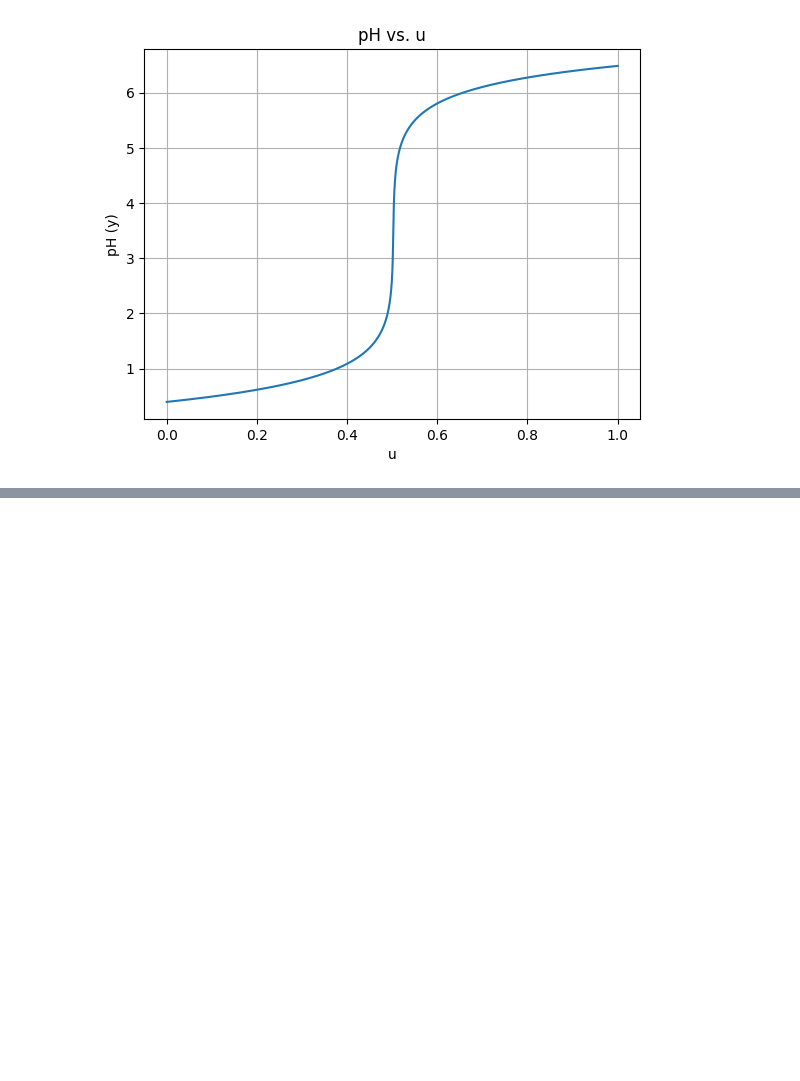
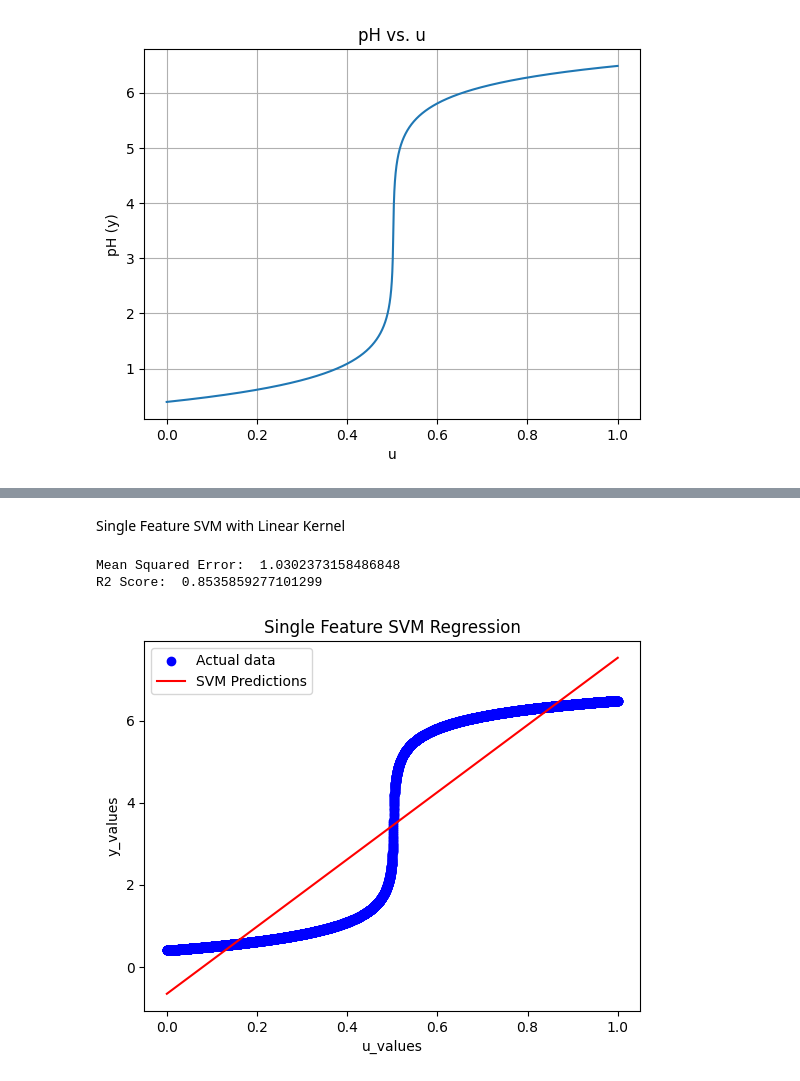
Before and after one commit to ypahaly/Linear-Model-Predictive-Control, a Jupyter notebook: neutralization_model.ipynb, the cells around one changed output, grey strips where cells are left out. Drawn from its saved outputs; the diff is of its cells as text; code cells hidden in the pictures; blank space fills up the shorter version.

```diff
--- a/neutralization_model.ipynb
+++ b/neutralization_model.ipynb
@@ -144,6 +146,7 @@ plt.show()
 import pandas as pd
 
 df = pd.DataFrame({'u_values': u_values, 'y_values': y_values}, columns=['u_values', 'y_values'])
+df['y_values'] = df['y_values'].round(3)
 print(df)
 df.to_csv('dataset.csv')
 # %% [output]
@@ -199,0 +209,33 @@ rdg.score(X_test,y_test)
+# %% [markdown]
+Single Feature SVM with Linear Kernel
+# %%
+import numpy as np
+from sklearn.svm import SVR
+import matplotlib.pyplot as plt
+
+
+u_values = df['u_values'].values.reshape(-1, 1)
+y_values = df['y_values'].values
+
+
+svm_model = SVR(kernel='linear')
+svm_model.fit(u_values, y_values)
+
+# Make predictions
+predictions = svm_model.predict(u_values)
+
+print("Mean Squared Error: ", mean_squared_error(y_values,predictions))
+print("R2 Score: ", r2_score(y_values,predictions))
+
+# Plotting the results
+plt.scatter(u_values, y_values, color='blue', label='Actual data')
+plt.plot(u_values, predictions, color='red', label='SVM Predictions')
+plt.xlabel('u_values')
+plt.ylabel('y_values')
+plt.title('Single Feature SVM Regression')
+plt.legend()
+plt.show()
+# %% [output]
+Mean Squared Error:  1.0302373158486848
+R2 Score:  0.8535859277101299
+[figure, added]
```
Also changed, not shown: parts of 10 cells of this notebook.
